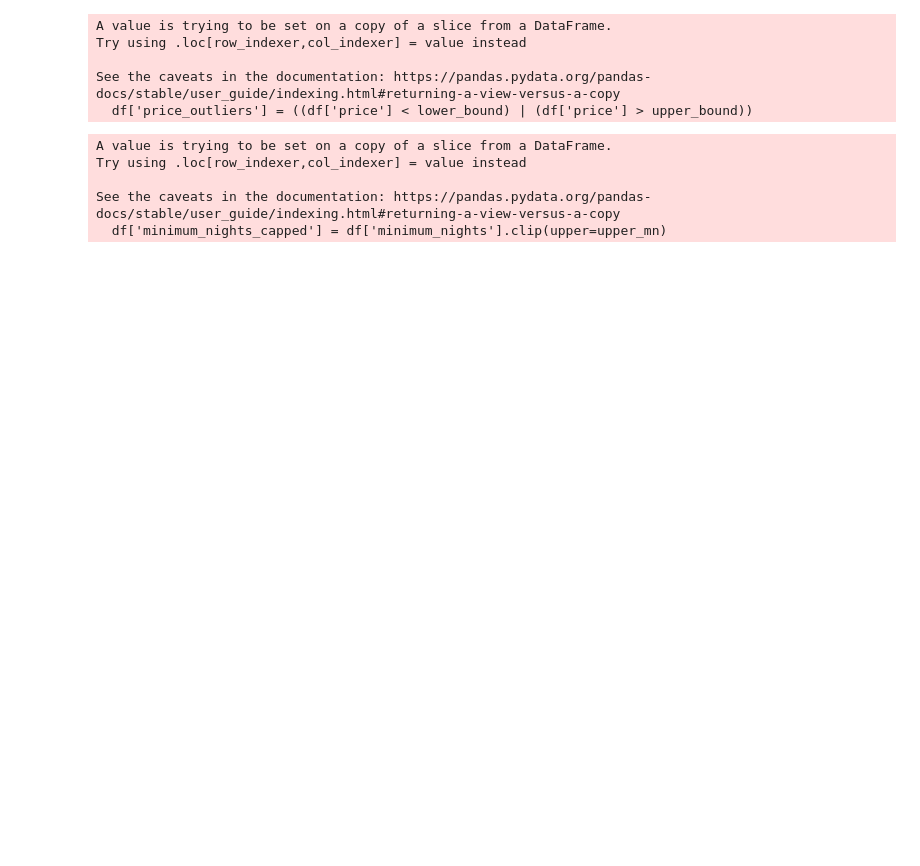
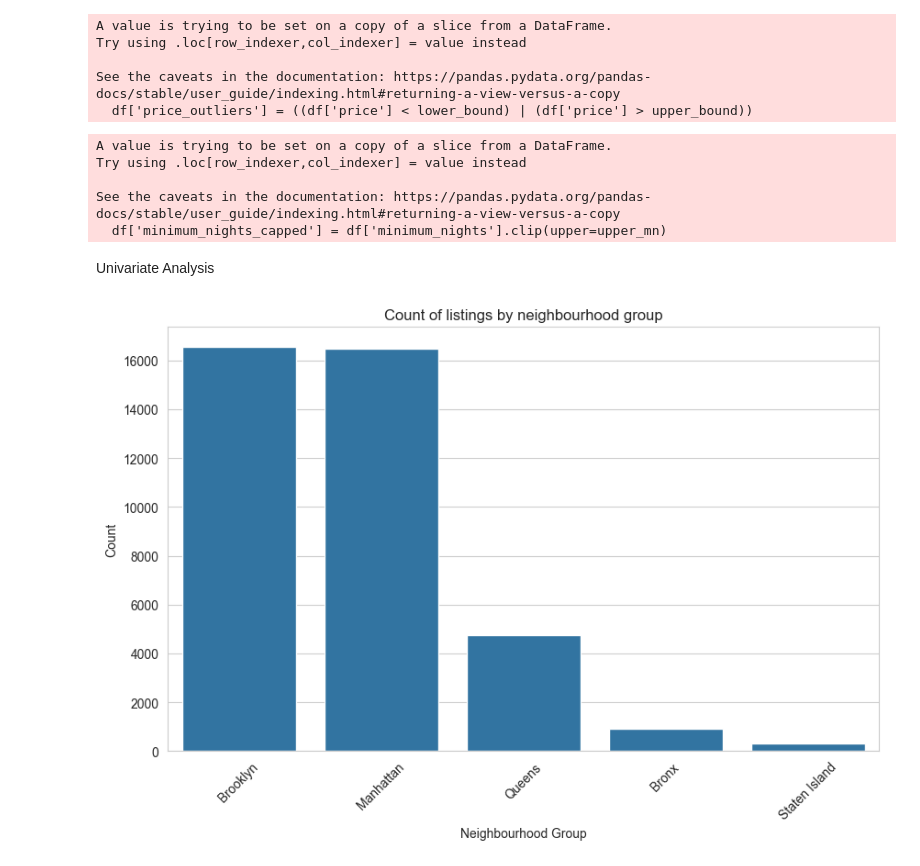
Before and after one commit to ys09123/airbnb-dataset-analysis, a Jupyter notebook: airbnb.ipynb, the cells around one changed output. Saved outputs shown, nothing was run; the diff lists cells and outputs as text; code cells hidden in the pictures; blank space fills up the shorter version.

Commit message:
Visualizations done

```diff
--- a/airbnb.ipynb
+++ b/airbnb.ipynb
@@ -243,3 +243,5 @@ IQR = Q3 - Q1
 lower_bound = Q1 - 1.5 * IQR
 upper_bound = Q3 + 1.5 * IQR
 df = df[(df['price'] >= lower_bound) & (df['price'] <= upper_bound)]
+# %%
+df['price_capped'] = df['price'].clip(lower=lower_bound, upper=upper_bound)
@@ -266,3 +274,18 @@ Try using .loc[row_indexer,col_indexer] = value instead
 
 See the caveats in the documentation: https://pandas.pydata.org/pandas-docs/stable/user_guide/indexing.html#returning-a-view-versus-a-copy
   df['minimum_nights_capped'] = df['minimum_nights'].clip(upper=upper_mn)
+# %% [markdown]
+Univariate Analysis
+# %%
+sns.set_style("whitegrid")
+# %%
+plt.rcParams['figure.figsize'] = (10, 6)
+# %%
+sns.countplot(x='neighbourhood_group', order=df['neighbourhood_group'].value_counts().index, data=df)
+plt.title('Count of listings by neighbourhood group')
+plt.xlabel('Neighbourhood Group')
+plt.xticks(rotation=45)
+plt.ylabel('Count')
+plt.show()
+# %% [output]
+[figure, added]
```
Also changed, not shown: parts of 7 cells of this notebook.
